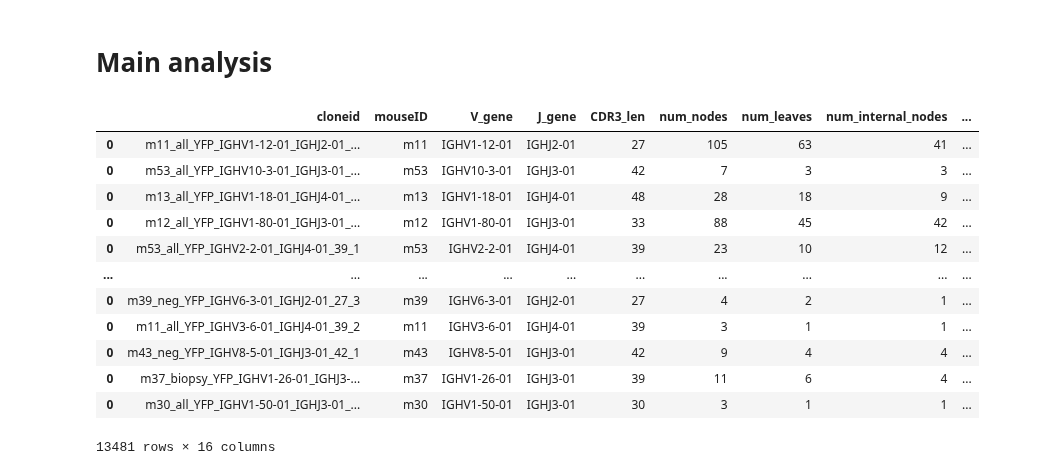
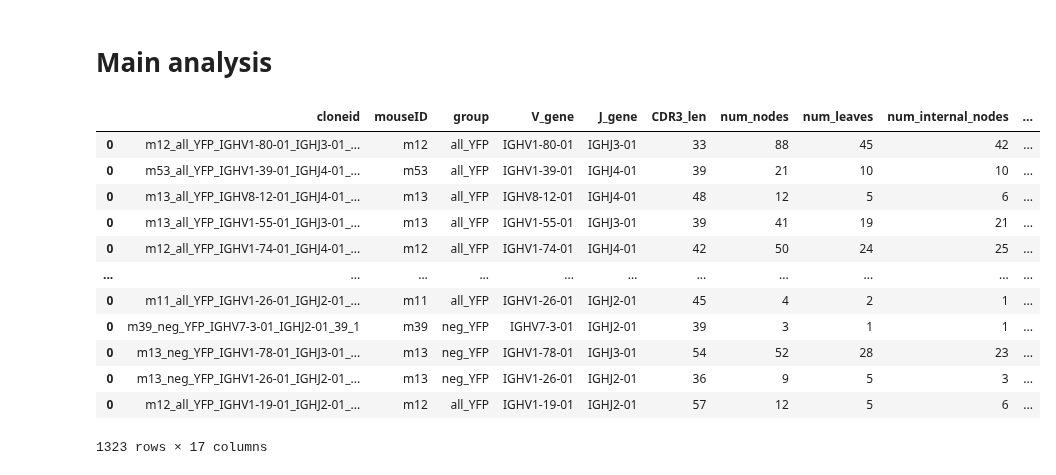
Before and after one commit to hieunguyen4193/sc_bulk_BCR_data_analysis, a Jupyter notebook: Tree02_Load_trees_220701_etc_customTree.ipynb, the cells around one changed output. Saved outputs shown, nothing was run; the diff lists cells and outputs as text; code cells hidden in the pictures.

```diff
--- a/Tree02_Load_trees_220701_etc_customTree.ipynb
+++ b/Tree02_Load_trees_220701_etc_customTree.ipynb
@@ -42,6 +42,9 @@ all_tree_folder = [item for item in pathlib.Path(path_to_trees).glob("*") if
 
 all_nk_files = [item for item in pathlib.Path(path_to_trees).glob("*/*/*gctree.out.inference.1.nk")]
 print(f"Number of trees: {len(all_tree_folder)}")
+
+path_to_metadata = "/media/hieunguyen/HNSD01/src/sc_bulk_BCR_data_analysis/preprocessing/220701_etc_biopsies/metadata.csv"
+mid_metadata = pd.read_csv(path_to_metadata, sep =";")
 # %% [output]
 Number of trees: 13481
 # %% [markdown]
@@ -90,6 +93,9 @@ if (os.path.isfile(f"{path_to_02_output}/tree_summarydf.csv") == False) or (reru
         num_inferred_nodes = len(treeobj.inferred_nodes)
         count_single_node = treeobj.count_single_node
         count_mix_node = treeobj.count_mix_node
+
+        all_MIDs = seqdf_orig["MID"].unique()
+        all_groups = [mid_metadata[mid_metadata["Unnamed: 0"] == item]["population"].unique()[0] for item in all_MIDs]
         tmpdf = pd.DataFrame(
             {
                 "cloneid": cloneid,
@@ -105,7 +111,8 @@ if (os.path.isfile(f"{path_to_02_output}/tree_summarydf.csv") == False) or (reru
                 "num_split_nodes": num_split_nodes,
                 "num_observed_nodes": num_observed_nodes,
                 "num_inferred_nodes": num_inferred_nodes,
-                "num_MID": len(seqdf_orig["MID"].unique()),
+                "num_MID": len(all_MIDs),
+                "available_population": ",".join(all_groups),
                 "num_seq_fasta": len(seqs),
                 "num_single_node": count_single_node,
                 "num_mix_node": count_mix_node
@@ -129,19 +136,20 @@ treeobj.tree.render("%%inline", tree_style=ts)
 [figure]
 # %% [markdown]
 # Main analysis
-# %%
-maindf
-# %% [output]
-|  | cloneid | mouseID | V_gene | J_gene | CDR3_len | num_nodes | num_leaves | num_internal_nodes | ... |
-| 0 | m11_all_YFP_IGHV1-12-01_IGHJ2-01_... | m11 | IGHV1-12-01 | IGHJ2-01 | 27 | 105 | 63 | 41 | ... |
-| 0 | m53_all_YFP_IGHV10-3-01_IGHJ3-01_... | m53 | IGHV10-3-01 | IGHJ3-01 | 42 | 7 | 3 | 3 | ... |
-| 0 | m13_all_YFP_IGHV1-18-01_IGHJ4-01_... | m13 | IGHV1-18-01 | IGHJ4-01 | 48 | 28 | 18 | 9 | ... |
-| 0 | m12_all_YFP_IGHV1-80-01_IGHJ3-01_... | m12 | IGHV1-80-01 | IGHJ3-01 | 33 | 88 | 45 | 42 | ... |
-| 0 | m53_all_YFP_IGHV2-2-01_IGHJ4-01_39_1 | m53 | IGHV2-2-01 | IGHJ4-01 | 39 | 23 | 10 | 12 | ... |
-| ... | ... | ... | ... | ... | ... | ... | ... | ... | ... |
-| 0 | m39_neg_YFP_IGHV6-3-01_IGHJ2-01_27_3 | m39 | IGHV6-3-01 | IGHJ2-01 | 27 | 4 | 2 | 1 | ... |
-| 0 | m11_all_YFP_IGHV3-6-01_IGHJ4-01_39_2 | m11 | IGHV3-6-01 | IGHJ4-01 | 39 | 3 | 1 | 1 | ... |
-| 0 | m43_neg_YFP_IGHV8-5-01_IGHJ3-01_42_1 | m43 | IGHV8-5-01 | IGHJ3-01 | 42 | 9 | 4 | 4 | ... |
-| 0 | m37_biopsy_YFP_IGHV1-26-01_IGHJ3-... | m37 | IGHV1-26-01 | IGHJ3-01 | 39 | 11 | 6 | 4 | ... |
-| 0 | m30_all_YFP_IGHV1-50-01_IGHJ3-01_... | m30 | IGHV1-50-01 | IGHJ3-01 | 30 | 3 | 1 | 1 | ... |
-13481 rows × 16 columns
+# %%
+maindf_mixtree = maindf[maindf['num_mix_node'] > 0]
+maindf_mixtree
+# %% [output]
+|  | cloneid | mouseID | group | V_gene | J_gene | CDR3_len | num_nodes | num_leaves | num_internal_nodes | ... |
+| 0 | m12_all_YFP_IGHV1-80-01_IGHJ3-01_... | m12 | all_YFP | IGHV1-80-01 | IGHJ3-01 | 33 | 88 | 45 | 42 | ... |
+| 0 | m53_all_YFP_IGHV1-39-01_IGHJ4-01_... | m53 | all_YFP | IGHV1-39-01 | IGHJ4-01 | 39 | 21 | 10 | 10 | ... |
+| 0 | m13_all_YFP_IGHV8-12-01_IGHJ4-01_... | m13 | all_YFP | IGHV8-12-01 | IGHJ4-01 | 48 | 12 | 5 | 6 | ... |
+| 0 | m13_all_YFP_IGHV1-55-01_IGHJ3-01_... | m13 | all_YFP | IGHV1-55-01 | IGHJ3-01 | 39 | 41 | 19 | 21 | ... |
+| 0 | m12_all_YFP_IGHV1-74-01_IGHJ4-01_... | m12 | all_YFP | IGHV1-74-01 | IGHJ4-01 | 42 | 50 | 24 | 25 | ... |
+| ... | ... | ... | ... | ... | ... | ... | ... | ... | ... | ... |
+| 0 | m11_all_YFP_IGHV1-26-01_IGHJ2-01_... | m11 | all_YFP | IGHV1-26-01 | IGHJ2-01 | 45 | 4 | 2 | 1 | ... |
+| 0 | m39_neg_YFP_IGHV7-3-01_IGHJ2-01_39_1 | m39 | neg_YFP | IGHV7-3-01 | IGHJ2-01 | 39 | 3 | 1 | 1 | ... |
+| 0 | m13_neg_YFP_IGHV1-78-01_IGHJ3-01_... | m13 | neg_YFP | IGHV1-78-01 | IGHJ3-01 | 54 | 52 | 28 | 23 | ... |
+| 0 | m13_neg_YFP_IGHV1-26-01_IGHJ2-01_... | m13 | neg_YFP | IGHV1-26-01 | IGHJ2-01 | 36 | 9 | 5 | 3 | ... |
+| 0 | m12_all_YFP_IGHV1-19-01_IGHJ2-01_... | m12 | all_YFP | IGHV1-19-01 | IGHJ2-01 | 57 | 12 | 5 | 6 | ... |
+1323 rows × 17 columns
```
Also changed, not shown: parts of 1 cell of this notebook.
